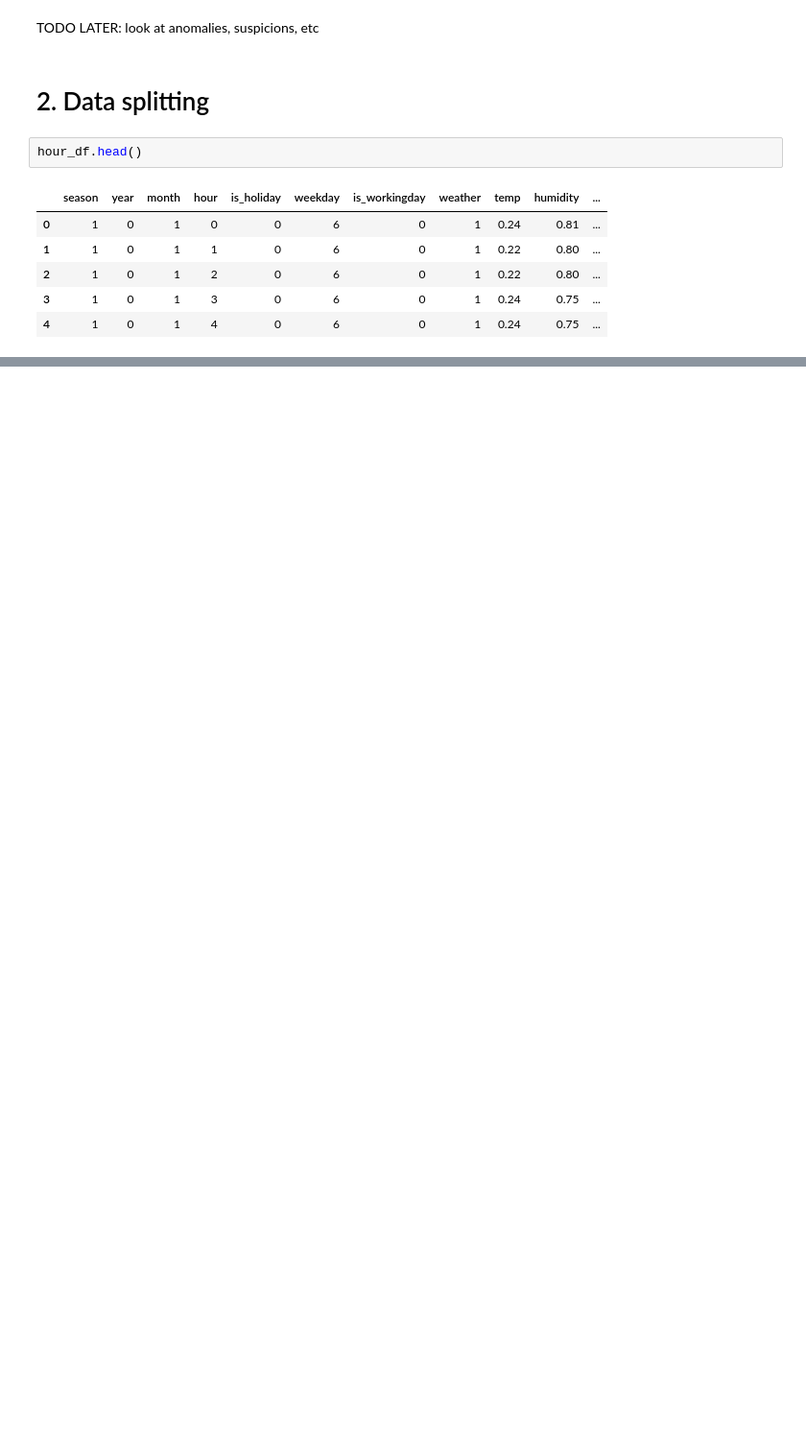
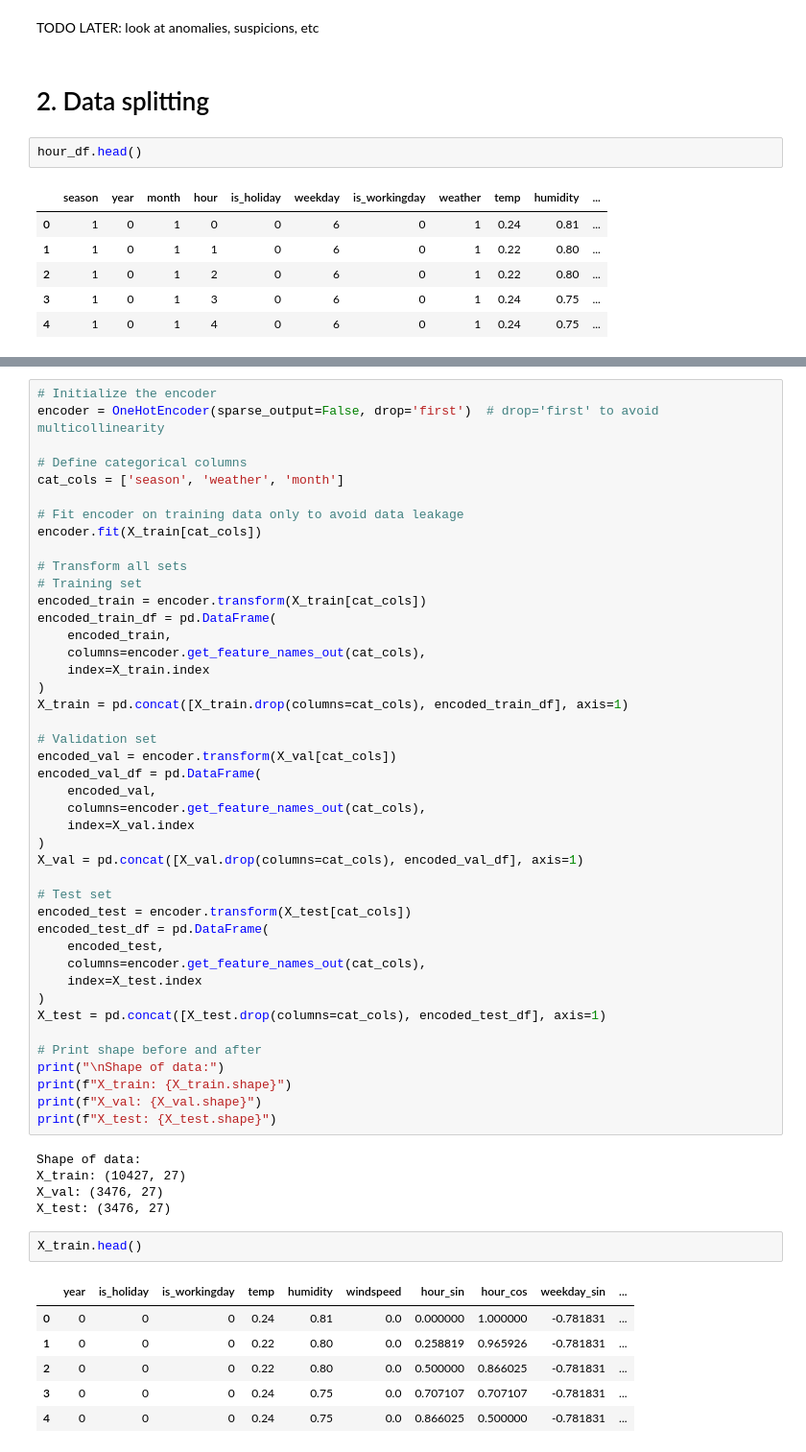
Before and after one commit to leaabj/ML-fundamentals-2025, a Jupyter notebook: assignment_2_lea_aboujaoude[_aboujaoude].ipynb, the cells around one changed output, grey strips where cells are left out. Shown at 96% size. Saved outputs shown, nothing was run; the diff lists cells and outputs as text; blank space fills up the shorter version.

```diff
--- a/assignment_2_lea_aboujaoude[_aboujaoude].ipynb
+++ b/assignment_2_lea_aboujaoude[_aboujaoude].ipynb
@@ -319,0 +541,57 @@ hour_df.head()
+# %%
+# Initialize the encoder
+encoder = OneHotEncoder(sparse_output=False, drop='first')  # drop='first' to avoid multicollinearity
+
+# Define categorical columns
+cat_cols = ['season', 'weather', 'month']
+
+# Fit encoder on training data only to avoid data leakage
+encoder.fit(X_train[cat_cols])
+
+# Transform all sets
+# Training set
+encoded_train = encoder.transform(X_train[cat_cols])
+encoded_train_df = pd.DataFrame(
+    encoded_train,
+    columns=encoder.get_feature_names_out(cat_cols),
+    index=X_train.index
+)
+X_train = pd.concat([X_train.drop(columns=cat_cols), encoded_train_df], axis=1)
+
+# Validation set
+encoded_val = encoder.transform(X_val[cat_cols])
+encoded_val_df = pd.DataFrame(
+    encoded_val,
+    columns=encoder.get_feature_names_out(cat_cols),
+    index=X_val.index
+)
+X_val = pd.concat([X_val.drop(columns=cat_cols), encoded_val_df], axis=1)
+
+# Test set
+encoded_test = encoder.transform(X_test[cat_cols])
+encoded_test_df = pd.DataFrame(
+    encoded_test,
+    columns=encoder.get_feature_names_out(cat_cols),
+    index=X_test.index
+)
+X_test = pd.concat([X_test.drop(columns=cat_cols), encoded_test_df], axis=1)
+
+# Print shape before and after
+print("\nShape of data:")
+print(f"X_train: {X_train.shape}")
+print(f"X_val: {X_val.shape}")
+print(f"X_test: {X_test.shape}")
+# %% [output]
+Shape of data:
+X_train: (10427, 27)
+X_val: (3476, 27)
+X_test: (3476, 27)
+# %%
+X_train.head()
+# %% [output]
+|  | year | is_holiday | is_workingday | temp | humidity | windspeed | hour_sin | hour_cos | weekday_sin | ... |
+| 0 | 0 | 0 | 0 | 0.24 | 0.81 | 0.0 | 0.000000 | 1.000000 | -0.781831 | ... |
+| 1 | 0 | 0 | 0 | 0.22 | 0.80 | 0.0 | 0.258819 | 0.965926 | -0.781831 | ... |
+| 2 | 0 | 0 | 0 | 0.22 | 0.80 | 0.0 | 0.500000 | 0.866025 | -0.781831 | ... |
+| 3 | 0 | 0 | 0 | 0.24 | 0.75 | 0.0 | 0.707107 | 0.707107 | -0.781831 | ... |
+| 4 | 0 | 0 | 0 | 0.24 | 0.75 | 0.0 | 0.866025 | 0.500000 | -0.781831 | ... |
```
Also changed, not shown: parts of 20 cells of this notebook, 2 other files.
